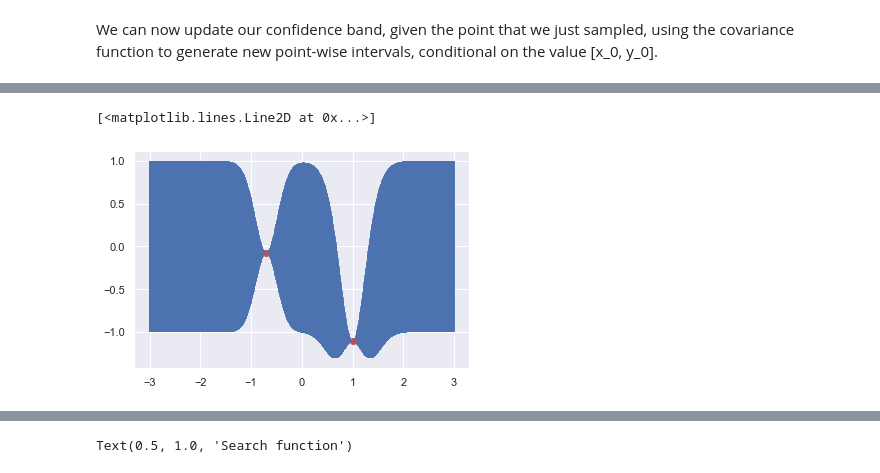
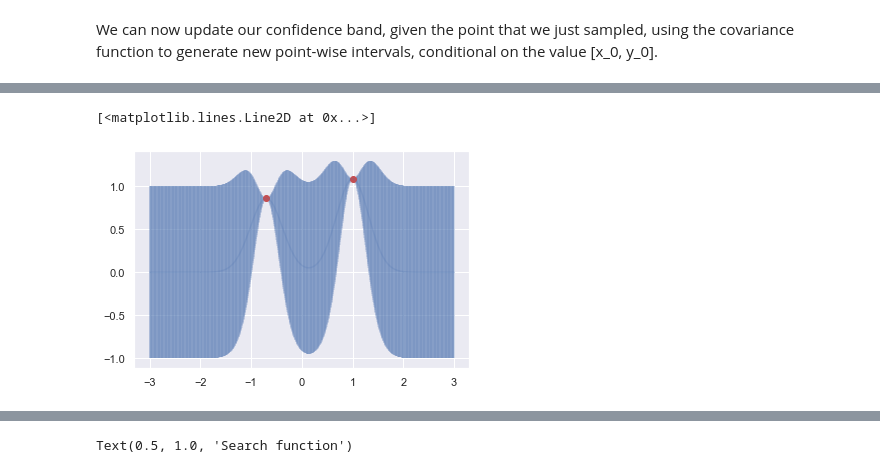
Before and after one commit to TedOiler/phd_kings, a Jupyter notebook: simple_model_implementations/gaussian_proc.ipynb, the cells around one changed output, grey strips where cells are left out. Drawn from its saved outputs; the diff is of its cells as text; code cells hidden in the pictures.

```diff
--- a/simple_model_implementations/gaussian_proc.ipynb
+++ b/simple_model_implementations/gaussian_proc.ipynb
@@ -66,15 +66,15 @@ print(y2)
 # %%
 x.append(-0.7)
 y.append(y2)
-σ_2 = exponential_cov(x, x, θ)
-predictions = [predict(i, x, exponential_cov, θ, σ_2, y) for i in x_pred]
+σ_2 = rbf_kernel(x, x, θ)
+predictions = [predict(i, x, rbf_kernel, θ, σ_2, y) for i in x_pred]
 # %%
 y_pred, sigmas = np.transpose(predictions)
-plt.errorbar(x_pred, y_pred, yerr=sigmas, capsize=0)
+plt.errorbar(x_pred, y_pred, yerr=sigmas, capsize=0, alpha=0.2)
 plt.plot(x, y, "ro")
 # %% [output]
 [<matplotlib.lines.Line2D at 0x...>]
-[figure, old version]
+[figure, new version]
 # %%
 x_more = [-2.1, -1.5, 0.3, 1.8, 2.5]
 mu, s = conditional(x_more, x, y, θ)
```
Also changed, not shown: parts of 9 cells of this notebook, 10 other files.
